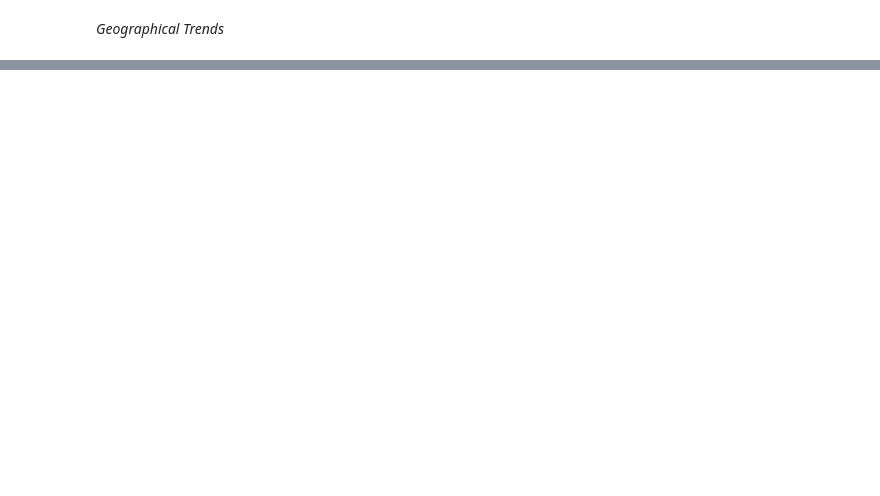
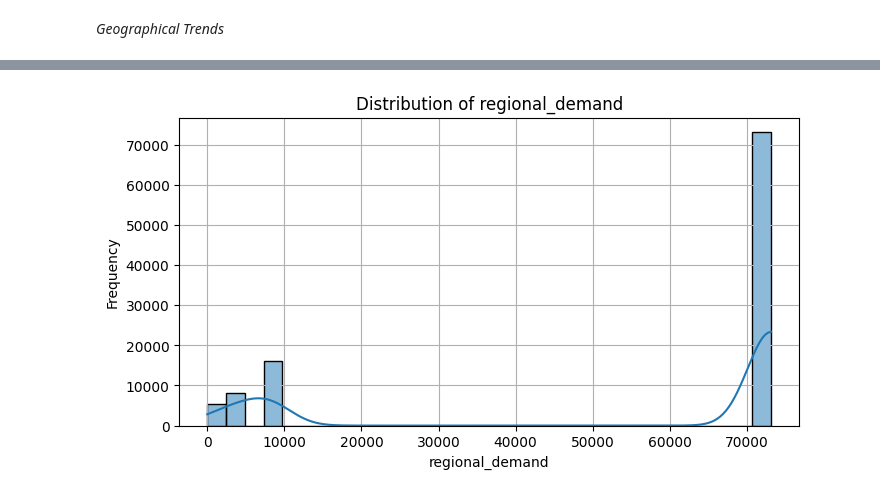
Before and after one commit to rajvamsi18/Real-Time-Pricing-Algorithm-Project, a Jupyter notebook: notebooks/real-time-pricing.ipynb, the cells around one changed output, grey strips where cells are left out. Drawn from its saved outputs; the diff is of its cells as text; code cells hidden in the pictures; blank space fills up the shorter version.

```diff
--- a/notebooks/real-time-pricing.ipynb
+++ b/notebooks/real-time-pricing.ipynb
@@ -760,0 +851,99 @@ mv: cannot stat 'real-time-pricing.ipynb': No such file or directory
+# %%
+import matplotlib.pyplot as plt
+import seaborn as sns
+
+# 1. Validate and Explore the New Features
+def validate_features(df, features):
+    """
+    Validate and explore the distributions and relationships of the new features.
+    """
+    for feature in features:
+        if feature in df.columns:
+            unique_vals = df[feature].nunique()
+            print(f"\nFeature: {feature}")
+            print(f"Unique Values: {unique_vals}")
+            print(f"Sample Data:\n{df[feature].value_counts().head(10)}")
+
+            # Visualize distribution for continuous and binary features
+            if df[feature].dtype in ['float64', 'int64']:
+                #print("Started Numerical Validation")
+                plt.figure(figsize=(8, 4))
+                sns.histplot(df[feature], kde=True, bins=30)
+                plt.title(f'Distribution of {feature}')
+                plt.xlabel(feature)
+                plt.ylabel('Frequency')
+                plt.grid(True)
+                plt.show()
+
+            # Visualize categorical features
+            elif df[feature].dtype == 'object' or unique_vals <= 10:  # Treating small unique counts as categorical
+                #print("Satrted Categorical Validation")
+                plt.figure(figsize=(8, 4))
+                sns.countplot(data=df, x=feature, order=df[feature].value_counts().index)
+                plt.title(f'Count of {feature}')
+                plt.xlabel(feature)
+                plt.ylabel('Count')
+                plt.xticks(rotation=45)
+                plt.grid(True)
+                plt.show()
+
+# Features to validate
+new_features = ['regional_demand', 'is_promotion_period', 'customer_satisfaction']
+
+#print("Started Validation")
+
+validate_features(final_merged_df, new_features)
+
+# 2. Analyze Relationships Between New Features
+def analyze_feature_relationships(df, feature_pairs):
+    """
+    Analyze the relationships between the new features and key variables.
+    """
+    for pair in feature_pairs:
+        feature1, feature2 = pair
+        #print(feature1, feature2)
+        if feature1 in df.columns and feature2 in df.columns:
+            plt.figure(figsize=(8, 6))
+            sns.boxplot(data=df, x=feature1, y=feature2)
+            plt.title(f'Relationship Between {feature1} and {feature2}')
+            plt.xlabel(feature1)
+            plt.ylabel(feature2)
+            plt.xticks(rotation=45)
+            plt.grid(True)
+            plt.show()
+
+# Define feature pairs to analyze
+feature_relationships = [
+    ('customer_satisfaction', 'price_log'),
+    ('is_promotion_period', 'price_log'),
+    ('regional_demand', 'freight_value_log')
+]
+
+#print("Started Feature Relationships")
+analyze_feature_relationships(final_merged_df, feature_relationships)
+
+# 3. Feature Scaling for Numerical Variables
+def scale_features(df, numerical_features):
+    """
+    Apply Min-Max Scaling or Standard Scaling to numerical features.
+    """
+    from sklearn.preprocessing import MinMaxScaler
+
+    scaler = MinMaxScaler()
+    scaled_data = scaler.fit_transform(df[numerical_features])
+    scaled_df = pd.DataFrame(scaled_data, columns=[f'{col}_scaled' for col in numerical_features], index=df.index)
+
+    # Combine scaled features with the original DataFrame
+    df = pd.concat([df, scaled_df], axis=1)
+    return df
+
+# Numerical features to scale
+numerical_features_to_scale = ['regional_demand', 'price_log', 'freight_value_log']
+
+#print("Started Numerical to Feature Scale")
+final_merged_df = scale_features(final_merged_df, numerical_features_to_scale)
+
+# Display the DataFrame head to confirm scaling
+print("\nSample Data After Scaling:")
+print(final_merged_df.head())
+# %% [output]
@@ -760,0 +965 @@ mv: cannot stat 'real-time-pricing.ipynb': No such file or directory
+[figure, added]
```
Also changed, not shown: parts of 29 cells of this notebook.
